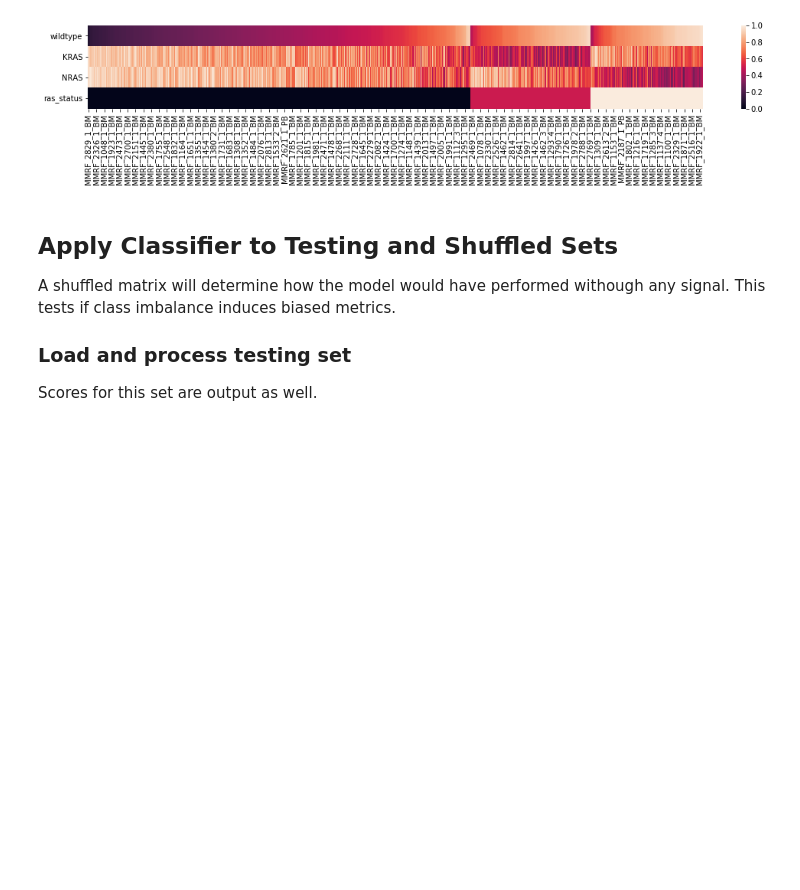
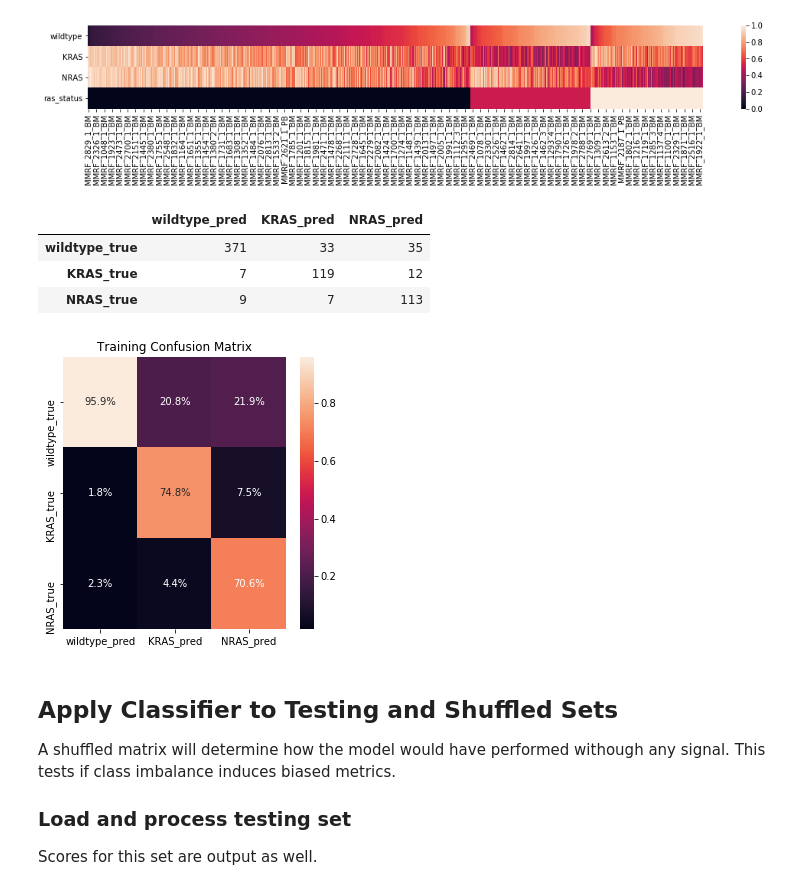
Before and after one commit to greenelab/multiple-myeloma-classifier, a Jupyter notebook: 1.train-classifier.ipynb, the cells around one changed output. Drawn from its saved outputs; the diff is of its cells as text; code cells hidden in the pictures; blank space fills up the shorter version.

Commit message:
add confusion matrix code
also rerun pipeline

```diff
--- a/1.train-classifier.ipynb
+++ b/1.train-classifier.ipynb
@@ -249,6 +250,55 @@ plt.subplots(figsize=(18,2))
 sns.heatmap(score_heatmap);
 # %% [output]
 [figure]
+# %%
+def get_confusion_matrix(y_true, y_pred):
+    """
+    Obtain confusion matrix for input truth and predictions (import only)
+
+    Arguments:
+    y_true - numpy array of class assignments
+    y_pred - numpy array of class predictions
+    name - label for output file and heatmap title
+
+    Output:
+    Confusion matrix table and heatmap axes
+    """
+
+    conf_mat = confusion_matrix(y_true, y_pred)
+
+    conf_mat = (
+        pd.DataFrame(conf_mat,
+                     index=['wildtype_true', 'KRAS_true', 'NRAS_true'],
+                     columns=['wildtype_pred', 'KRAS_pred', 'NRAS_pred'])
+    )
+
+    conf_mat_percent = conf_mat.divide(conf_mat.sum(axis=0), axis=1)
+    ax = sns.heatmap(conf_mat_percent, annot=True, fmt='.1%')
+
+    return conf_mat, ax
+# %%
+# Get Confusion Matrix for Training Data
+y_train_pred = cv_pipeline.best_estimator_.predict(x_df)
+y_train_true = np.array(y_df.ras_status)
+
+plt.subplots(figsize=(5,5))
+
+train_confusion, ax = get_confusion_matrix(y_true=y_train_true,
+                                           y_pred=y_train_pred)
+
+ax.set_title('Training Confusion Matrix')
+file = os.path.join('figures', 'train_confusion_matrix.png')
+plt.savefig(file, bbox_inches='tight')
+
+file = os.path.join('results', 'training_confusion_matrix.tsv')
+train_confusion.to_csv(file, sep='\t')
+train_confusion
+# %% [output]
+|  | wildtype_pred | KRAS_pred | NRAS_pred |
+| wildtype_true | 371 | 33 | 35 |
+| KRAS_true | 7 | 119 | 12 |
+| NRAS_true | 9 | 7 | 113 |
+[figure, added]
 # %% [markdown]
 ## Apply Classifier to Testing and Shuffled Sets
 
```
Also changed, not shown: parts of 9 cells of this notebook, 6 other files.
